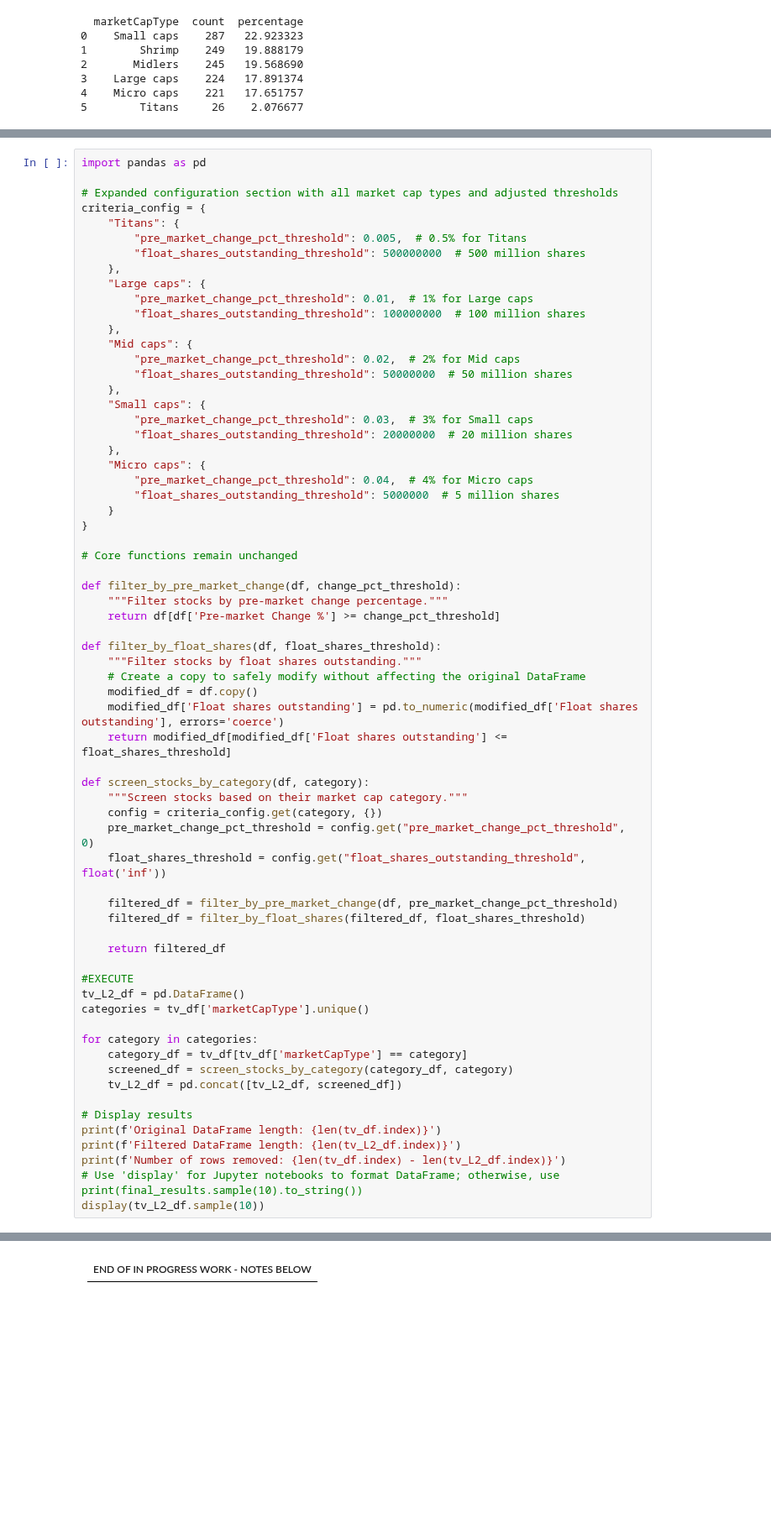
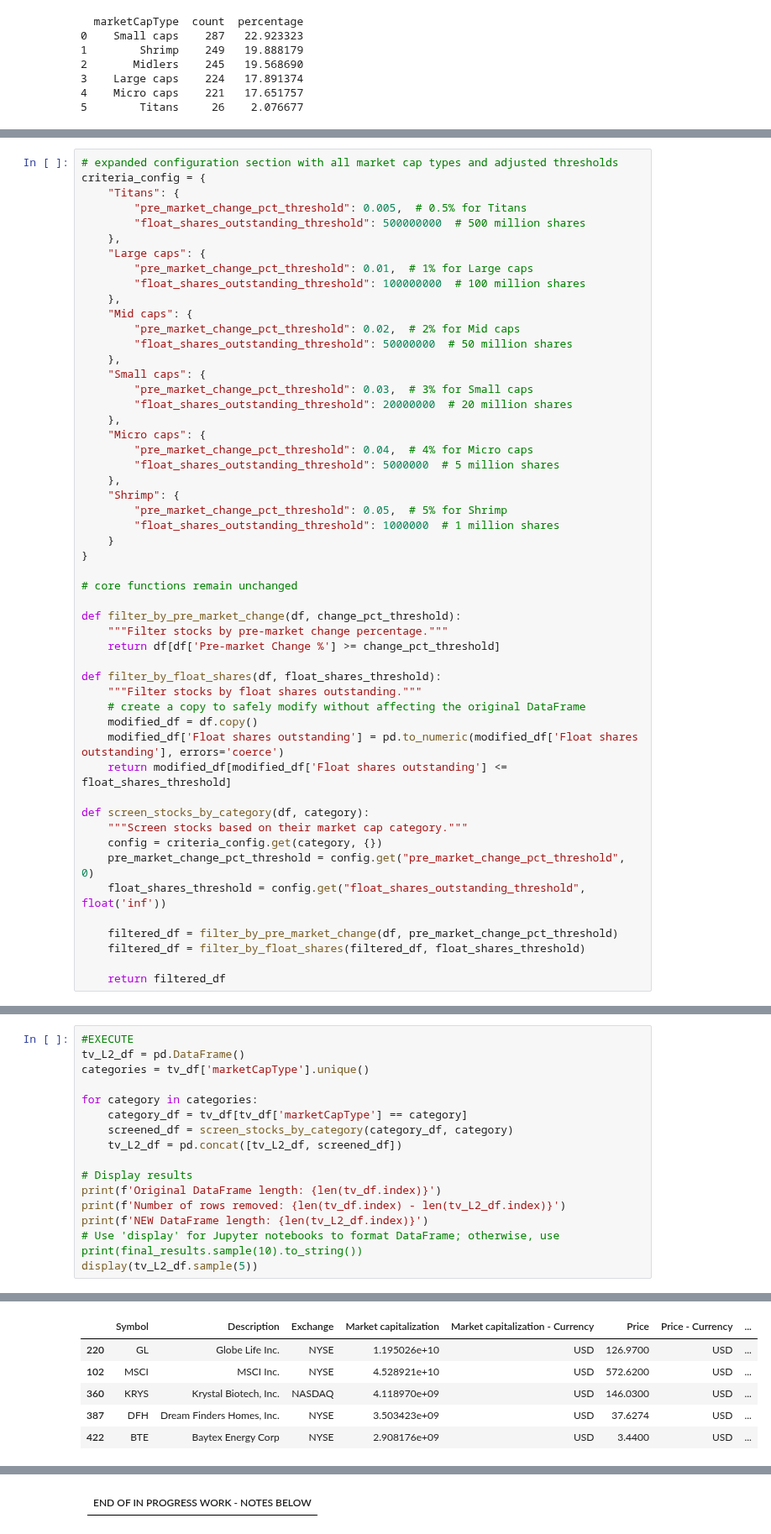
Before and after one commit to sudz4/dark-trader, a Jupyter notebook: stock_screener_TV.ipynb, the cells around one changed output, grey strips where cells are left out. Shown at 84% size. Cells and saved outputs as stored; diff of their text form; blank space fills up the shorter version.

```diff
--- a/stock_screener_TV.ipynb
+++ b/stock_screener_TV.ipynb
@@ -314,7 +276,5 @@ print(f'Number of rows removed: {len(tv_df.index) - len(tv_df2.index)}')
 # %%
-import pandas as pd
-
-# Expanded configuration section with all market cap types and adjusted thresholds
+# expanded configuration section with all market cap types and adjusted thresholds
 criteria_config = {
     "Titans": {
         "pre_market_change_pct_threshold": 0.005,  # 0.5% for Titans
@@ -335,10 +295,14 @@ criteria_config = {
     "Micro caps": {
         "pre_market_change_pct_threshold": 0.04,  # 4% for Micro caps
         "float_shares_outstanding_threshold": 5000000  # 5 million shares
+    },
+    "Shrimp": {
+        "pre_market_change_pct_threshold": 0.05,  # 5% for Shrimp
+        "float_shares_outstanding_threshold": 1000000  # 1 million shares
     }
 }
 
-# Core functions remain unchanged
+# core functions remain unchanged
 
 def filter_by_pre_market_change(df, change_pct_threshold):
     """Filter stocks by pre-market change percentage."""
@@ -346,7 +310,7 @@ def filter_by_pre_market_change(df, change_pct_threshold):
 
 def filter_by_float_shares(df, float_shares_threshold):
     """Filter stocks by float shares outstanding."""
-    # Create a copy to safely modify without affecting the original DataFrame
+    # create a copy to safely modify without affecting the original DataFrame
     modified_df = df.copy()
     modified_df['Float shares outstanding'] = pd.to_numeric(modified_df['Float shares outstanding'], errors='coerce')
     return modified_df[modified_df['Float shares outstanding'] <= float_shares_threshold]
@@ -361,19 +325,3 @@ def screen_stocks_by_category(df, category):
     filtered_df = filter_by_float_shares(filtered_df, float_shares_threshold)
 
     return filtered_df
-
-#EXECUTE
-tv_L2_df = pd.DataFrame()
-categories = tv_df['marketCapType'].unique()
-
-for category in categories:
-    category_df = tv_df[tv_df['marketCapType'] == category]
-    screened_df = screen_stocks_by_category(category_df, category)
-    tv_L2_df = pd.concat([tv_L2_df, screened_df])
-
-# Display results
-print(f'Original DataFrame length: {len(tv_df.index)}')
-print(f'Filtered DataFrame length: {len(tv_L2_df.index)}')
-print(f'Number of rows removed: {len(tv_df.index) - len(tv_L2_df.index)}')
-# Use 'display' for Jupyter notebooks to format DataFrame; otherwise, use print(final_results.sample(10).to_string())
-display(tv_L2_df.sample(10))
@@ -395,0 +328,17 @@ Number of rows removed: 705
+# %%
+#EXECUTE
+tv_L2_df = pd.DataFrame()
+categories = tv_df['marketCapType'].unique()
+
+for category in categories:
+    category_df = tv_df[tv_df['marketCapType'] == category]
+    screened_df = screen_stocks_by_category(category_df, category)
+    tv_L2_df = pd.concat([tv_L2_df, screened_df])
+
+# Display results
+print(f'Original DataFrame length: {len(tv_df.index)}')
+print(f'Number of rows removed: {len(tv_df.index) - len(tv_L2_df.index)}')
+print(f'NEW DataFrame length: {len(tv_L2_df.index)}')
+# Use 'display' for Jupyter notebooks to format DataFrame; otherwise, use print(final_results.sample(10).to_string())
+display(tv_L2_df.sample(5))
+# %% [output]
@@ -395,0 +348,6 @@ Number of rows removed: 705
+|  | Symbol | Description | Exchange | Market capitalization | Market capitalization - Currency | Price | Price - Currency | ... |
+| 220 | GL | Globe Life Inc. | NYSE | 1.195026e+10 | USD | 126.9700 | USD | ... |
+| 102 | MSCI | MSCI Inc. | NYSE | 4.528921e+10 | USD | 572.6200 | USD | ... |
+| 360 | KRYS | Krystal Biotech, Inc. | NASDAQ | 4.118970e+09 | USD | 146.0300 | USD | ... |
+| 387 | DFH | Dream Finders Homes, Inc. | NYSE | 3.503423e+09 | USD | 37.6274 | USD | ... |
+| 422 | BTE | Baytex Energy Corp | NYSE | 2.908176e+09 | USD | 3.4400 | USD | ... |
```
Also changed, not shown: parts of 6 cells of this notebook.
